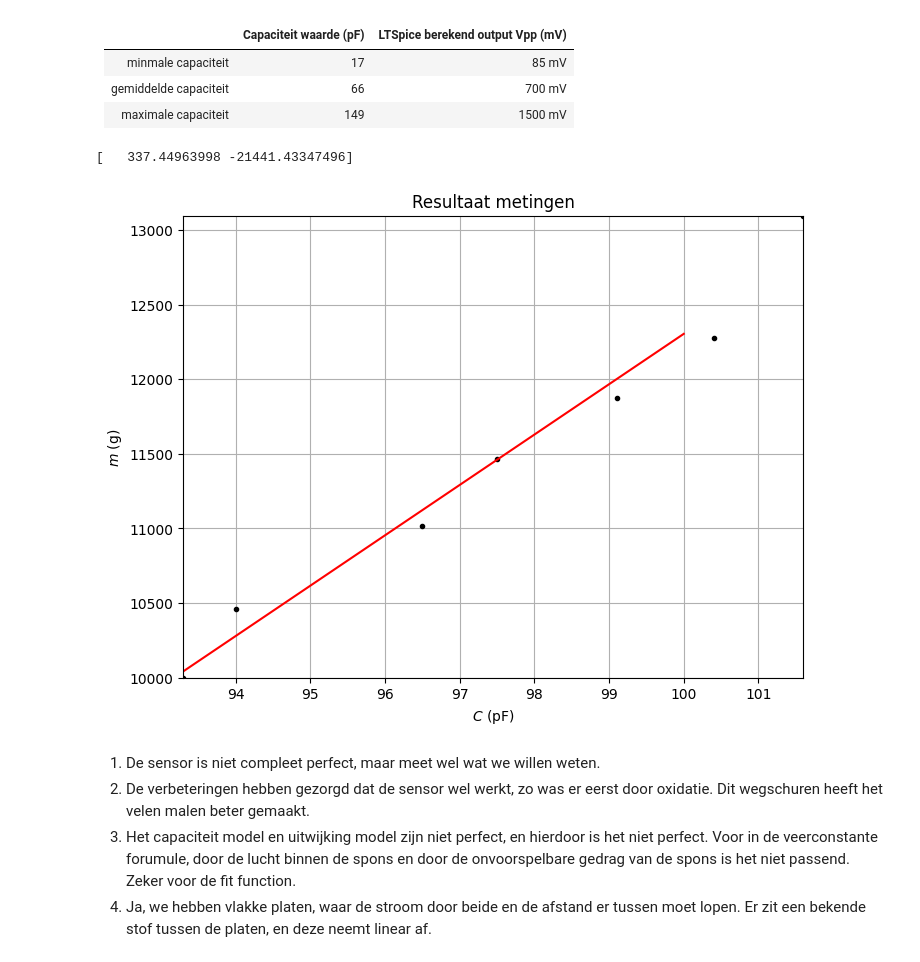
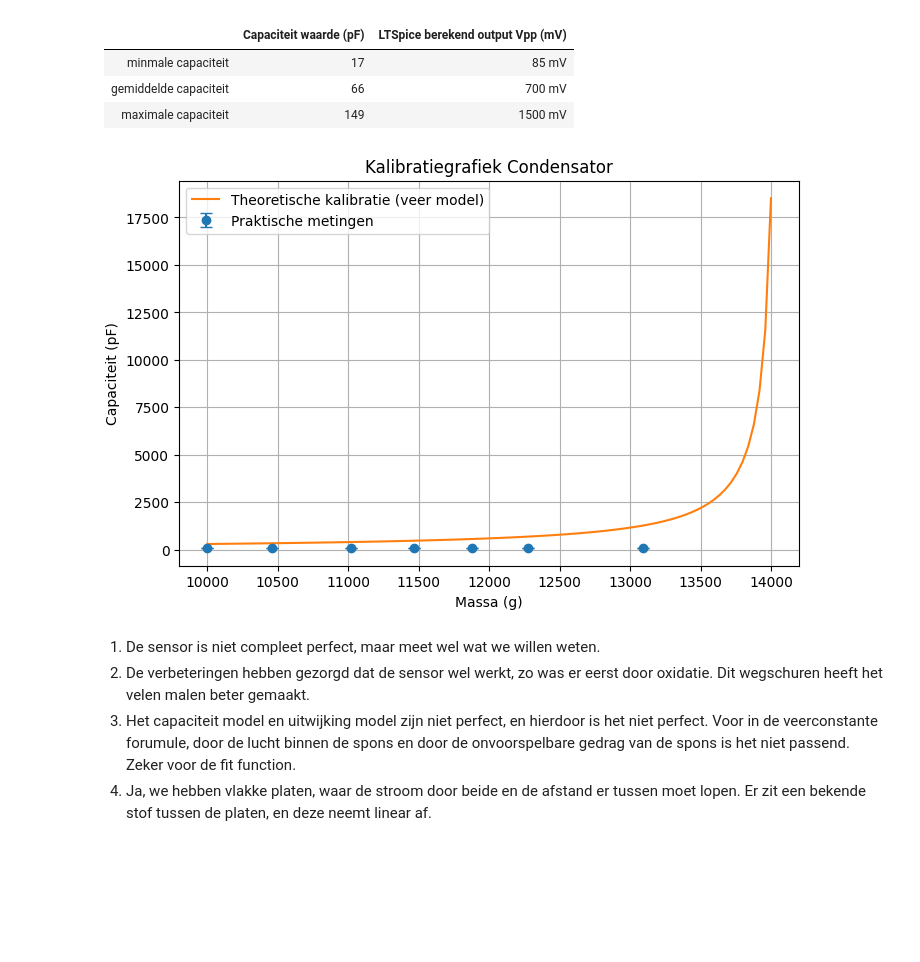
Before and after one commit to SybrenK07/opdrachten-DEF-D, a Jupyter notebook: FysiekeOntwerpopdrachten/2OntwerpEenSensorCondensator/DEFOntwerpopdracht2OntwerpEenSensorInvulTemplate.ipynb, the cells around one changed output. Cells and saved outputs as stored; diff of their text form; code cells hidden in the pictures; blank space fills up the shorter version.

```diff
--- a/FysiekeOntwerpopdrachten/2OntwerpEenSensorCondensator/DEFOntwerpopdracht2OntwerpEenSensorInvulTemplate.ipynb
+++ b/FysiekeOntwerpopdrachten/2OntwerpEenSensorCondensator/DEFOntwerpopdracht2OntwerpEenSensorInvulTemplate.ipynb
@@ -247,34 +247,48 @@ plt.show()
 | minmale capaciteit| 17 | 85 mV |
 | gemiddelde capaciteit| 66 | 700 mV |
 | maximale capaciteit| 149 |1500 mV |
-# %%
-# Plot hier je gemeten kalibratiegrafiek en plot in dezelfde figuur ook je verwachte ontwerpgrafiek.
-
-# Meting scope: m = 558 + 460.2 V_out  Vpp = 218 mV
-
-C = np.array([93.3,94.0,96.5,97.5,99.1,100.4,101.6])
-m = np.array([10000,10460.2,11018.2,11463.8,11875.8,12272.8,13094.8])
-
-var, cov = curve_fit(cnaarm, C, m)
-
-print(var)
-
-x_fit = np.linspace(50,100,10000)
-y_fit = cnaarm(x_fit,var[0],var[1])
-
-plt.figure(figsize=(8,6))
-plt.plot(C,m,'k.')
-plt.plot(x_fit, y_fit,'r-')
-plt.title("Resultaat metingen")
-plt.xlabel("$C$ (pF)")
-plt.ylabel("$m$ (g)")
-plt.xlim(np.min(C),np.max(C))
-plt.ylim(np.min(m),np.max(m))
-plt.grid()
-plt.show()
-# %% [output]
-[   337.44963998 -21441.43347496]
-[figure, removed]
+# %%
+C_meet = np.array([93.3, 94.0, 96.5, 97.5, 99.1, 100.4, 101.6])  # pF
+m_gram = np.array([10000, 10460.2, 11018.2, 11463.8, 11875.8, 12272.8, 13094.8])
+m = m_gram / 1000
+
+C_fout = np.full_like(C_meet, 10)  # ±0.2 pF
+
+e0 = 8.854e-12
+e_r = 2
+A = 10e-2 * 10e-2
+d0 = 2e-3
+g = 9.81
+k_veer = 69e3
+
+K = (e0 * e_r * A) * 1e12
+
+m_smooth = np.linspace(10000, 14000, 100)/1000
+d_smooth = d0 - (m_smooth * g) / k_veer
+d_smooth = np.maximum(d_smooth, 1e-6)
+C_smooth = K / d_smooth
+
+plt.figure(figsize=(8,5))
+
+plt.errorbar(
+    m_gram,
+    C_meet,
+    yerr=C_fout,
+    fmt='o',
+    capsize=4,
+    label="Praktische metingen"
+)
+
+plt.plot(m_smooth*1000, C_smooth, label="Theoretische kalibratie (veer model)")
+
+plt.xlabel("Massa (g)")
+plt.ylabel("Capaciteit (pF)")
+plt.title("Kalibratiegrafiek Condensator")
+plt.legend()
+plt.grid(True)
+plt.show()
+# %% [output]
+[figure, added]
 # %% [markdown]
 1. De sensor is niet compleet perfect, maar meet wel wat we willen weten.
 2. De verbeteringen hebben gezorgd dat de sensor wel werkt, zo was er eerst door oxidatie. Dit wegschuren heeft het velen malen beter gemaakt.
```
Also changed, not shown: parts of 3 cells of this notebook.
